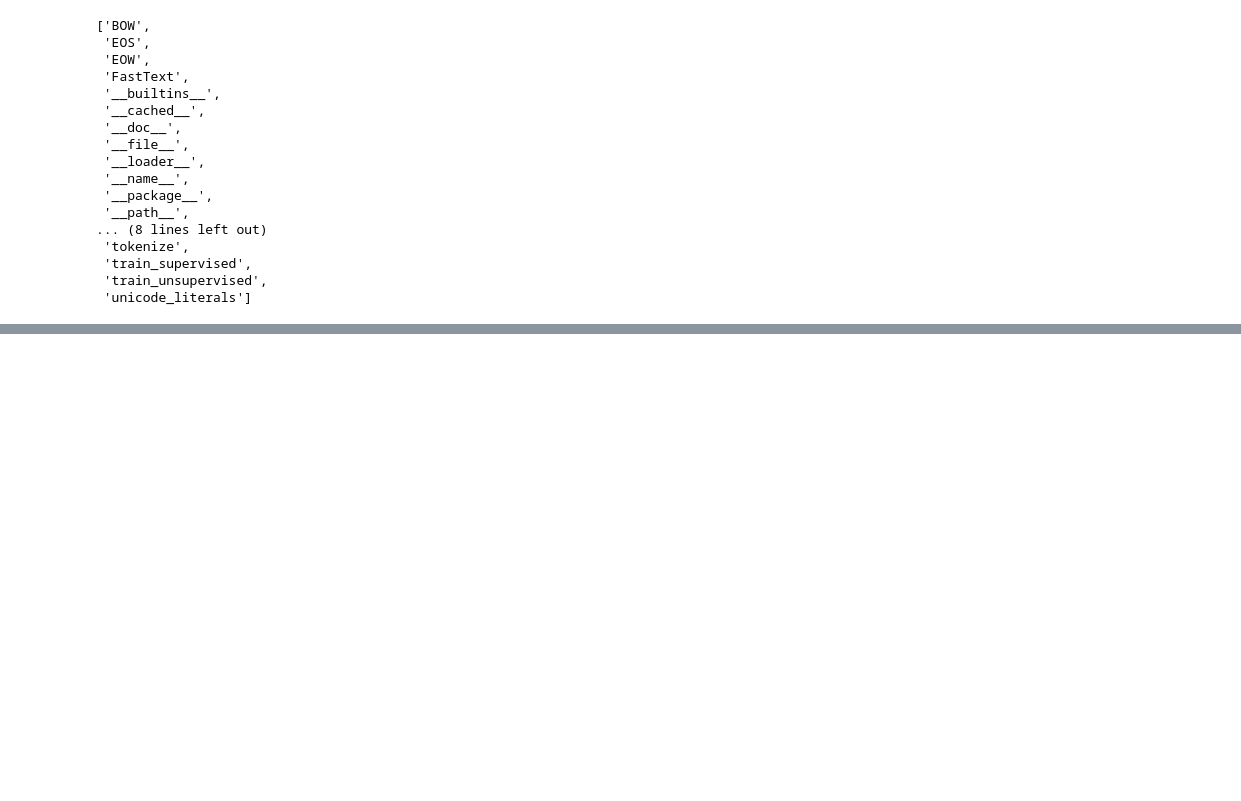
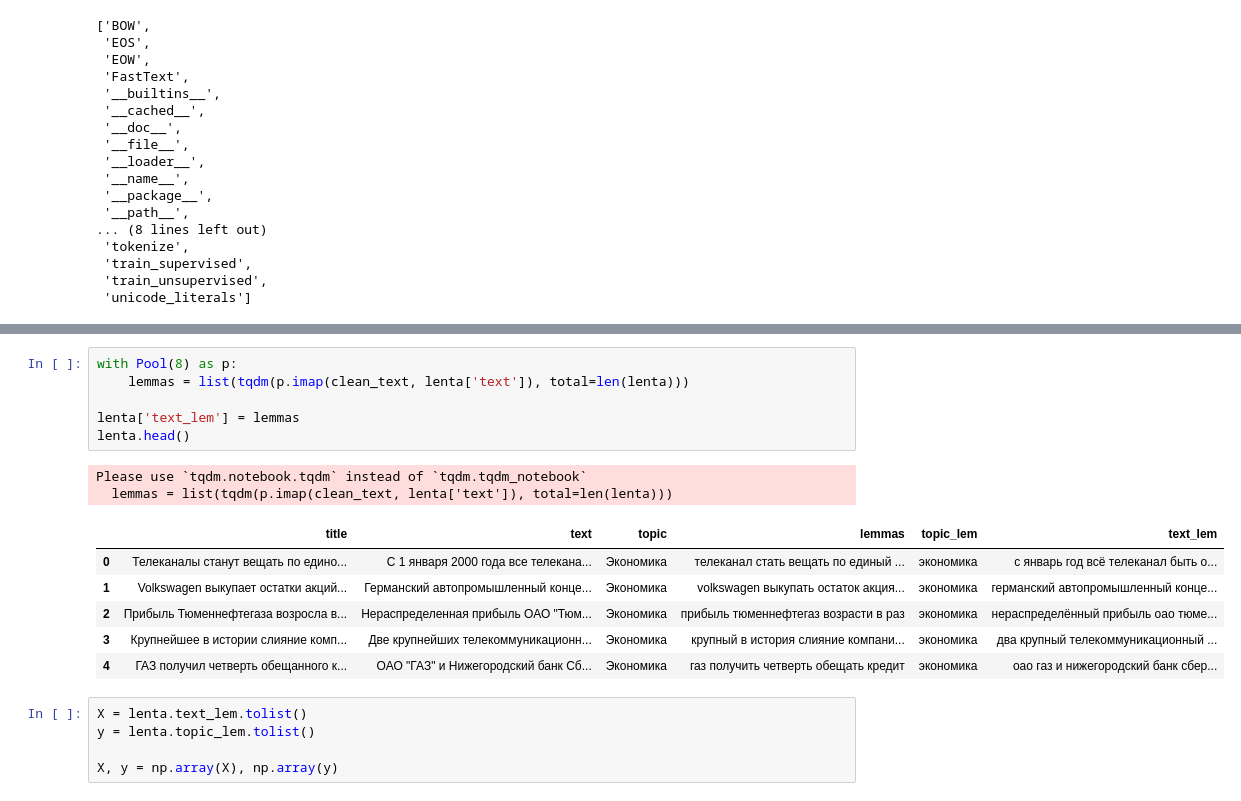
Before and after one commit to mallleo/NLP, a Jupyter notebook: word2wec_lenta.ipynb, the cells around one changed output, grey strips where cells are left out. Drawn from its saved outputs; the diff is of its cells as text; blank space fills up the shorter version.

```diff
--- a/word2wec_lenta.ipynb
+++ b/word2wec_lenta.ipynb
@@ -197,0 +207,20 @@ classifier.predict("лидер crowded house записать альбом с у
+# %%
+with Pool(8) as p:
+    lemmas = list(tqdm(p.imap(clean_text, lenta['text']), total=len(lenta)))
+
+lenta['text_lem'] = lemmas
+lenta.head()
+# %% [output]
+Please use `tqdm.notebook.tqdm` instead of `tqdm.tqdm_notebook`
+  lemmas = list(tqdm(p.imap(clean_text, lenta['text']), total=len(lenta)))
+|  | title | text | topic | lemmas | topic_lem | text_lem |
+| 0 | Телеканалы станут вещать по едино... | С 1 января 2000 года все телекана... | Экономика | телеканал стать вещать по единый ... | экономика | с январь год всё телеканал быть о... |
+| 1 | Volkswagen выкупает остатки акций... | Германский автопромышленный конце... | Экономика | volkswagen выкупать остаток акция... | экономика | германский автопромышленный конце... |
+| 2 | Прибыль Тюменнефтегаза возросла в... | Нераспределенная прибыль ОАО "Тюм... | Экономика | прибыль тюменнефтегаз возрасти в раз | экономика | нераспределённый прибыль оао тюме... |
+| 3 | Крупнейшее в истории слияние комп... | Две крупнейших телекоммуникационн... | Экономика | крупный в история слияние компани... | экономика | два крупный телекоммуникационный ... |
+| 4 | ГАЗ получил четверть обещанного к... | ОАО "ГАЗ" и Нижегородский банк Сб... | Экономика | газ получить четверть обещать кредит | экономика | оао газ и нижегородский банк сбер... |
+# %%
+X = lenta.text_lem.tolist()
+y = lenta.topic_lem.tolist()
+
+X, y = np.array(X), np.array(y)
```
Also changed, not shown: parts of 33 cells of this notebook.
